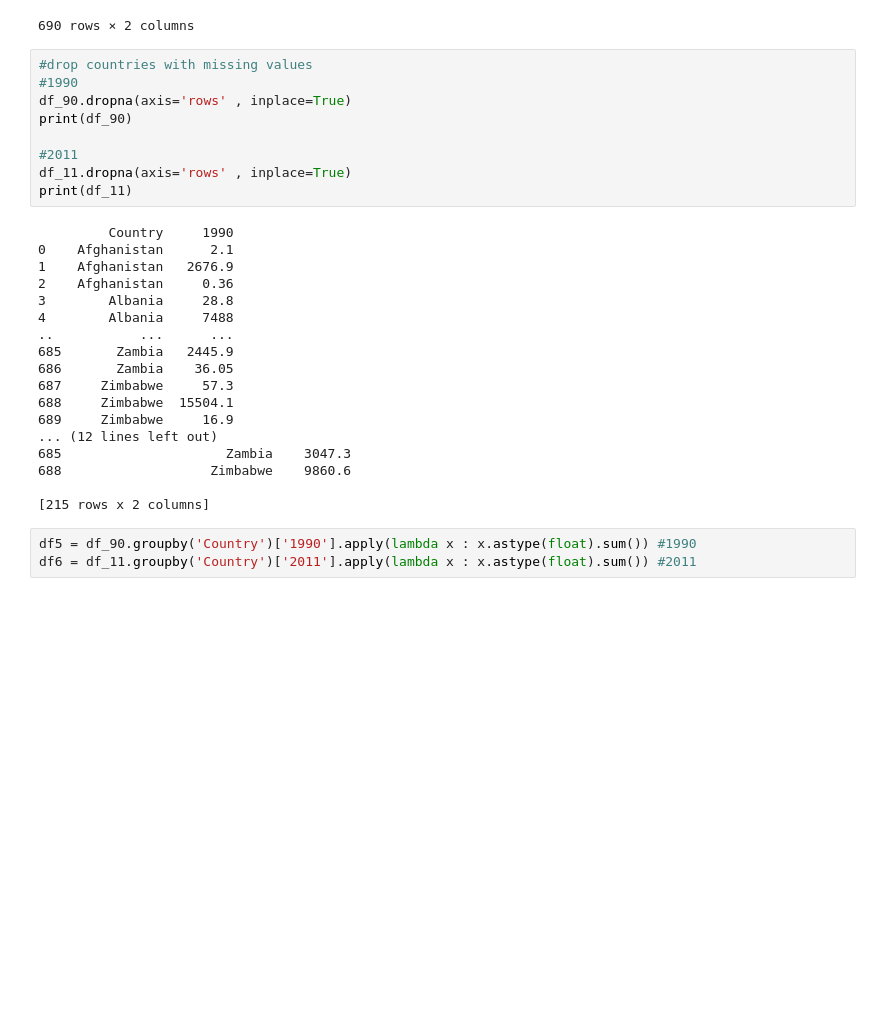
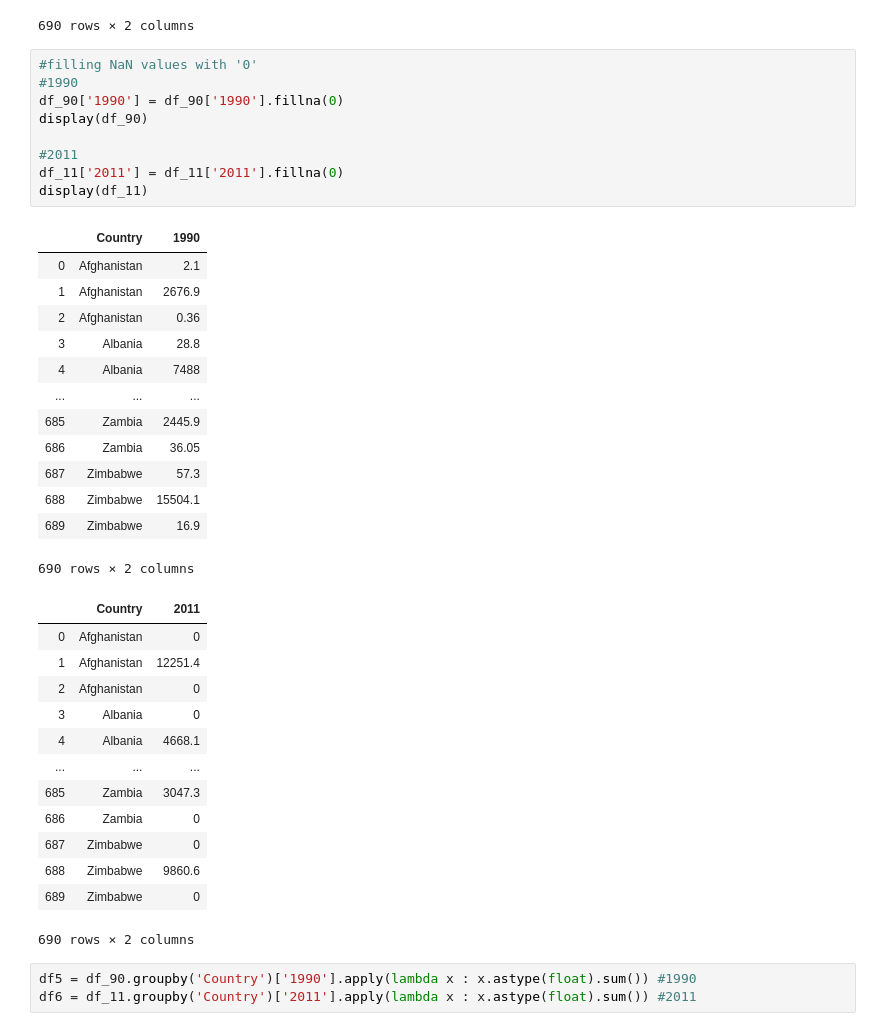
Before and after one commit to KhomotsoT/statistical-thinking, a Jupyter notebook: Statistical-thinking.ipynb, the cells around one changed output. Drawn from its saved outputs; the diff is of its cells as text; blank space fills up the shorter version.

```diff
--- a/Statistical-thinking.ipynb
+++ b/Statistical-thinking.ipynb
@@ -207,33 +207,42 @@ display(df_11)
 | 688 | Zimbabwe | 9860.6 |
 | 689 | Zimbabwe | NaN |
 690 rows × 2 columns
-# %%
-#drop countries with missing values
-#1990
-df_90.dropna(axis='rows' , inplace=True)
-print(df_90)
-
-#2011
-df_11.dropna(axis='rows' , inplace=True)
-print(df_11)
-# %% [output]
-         Country     1990
-0    Afghanistan      2.1
-1    Afghanistan   2676.9
-2    Afghanistan     0.36
-3        Albania     28.8
-4        Albania     7488
-..           ...      ...
-685       Zambia   2445.9
-686       Zambia    36.05
-687     Zimbabwe     57.3
-688     Zimbabwe  15504.1
-689     Zimbabwe     16.9
-... (12 lines left out)
-685                     Zambia    3047.3
-688                   Zimbabwe    9860.6
-
-[215 rows x 2 columns]
+# %%
+#filling NaN values with '0'
+#1990
+df_90['1990'] = df_90['1990'].fillna(0)
+display(df_90)
+
+#2011
+df_11['2011'] = df_11['2011'].fillna(0)
+display(df_11)
+# %% [output]
+|  | Country | 1990 |
+| 0 | Afghanistan | 2.1 |
+| 1 | Afghanistan | 2676.9 |
+| 2 | Afghanistan | 0.36 |
+| 3 | Albania | 28.8 |
+| 4 | Albania | 7488 |
+| ... | ... | ... |
+| 685 | Zambia | 2445.9 |
+| 686 | Zambia | 36.05 |
+| 687 | Zimbabwe | 57.3 |
+| 688 | Zimbabwe | 15504.1 |
+| 689 | Zimbabwe | 16.9 |
+690 rows × 2 columns
+|  | Country | 2011 |
+| 0 | Afghanistan | 0 |
+| 1 | Afghanistan | 12251.4 |
+| 2 | Afghanistan | 0 |
+| 3 | Albania | 0 |
+| 4 | Albania | 4668.1 |
+| ... | ... | ... |
+| 685 | Zambia | 3047.3 |
+| 686 | Zambia | 0 |
+| 687 | Zimbabwe | 0 |
+| 688 | Zimbabwe | 9860.6 |
+| 689 | Zimbabwe | 0 |
+690 rows × 2 columns
 # %%
 df5 = df_90.groupby('Country')['1990'].apply(lambda x : x.astype(float).sum()) #1990
 df6 = df_11.groupby('Country')['2011'].apply(lambda x : x.astype(float).sum()) #2011
```
Also changed, not shown: parts of 14 cells of this notebook.
